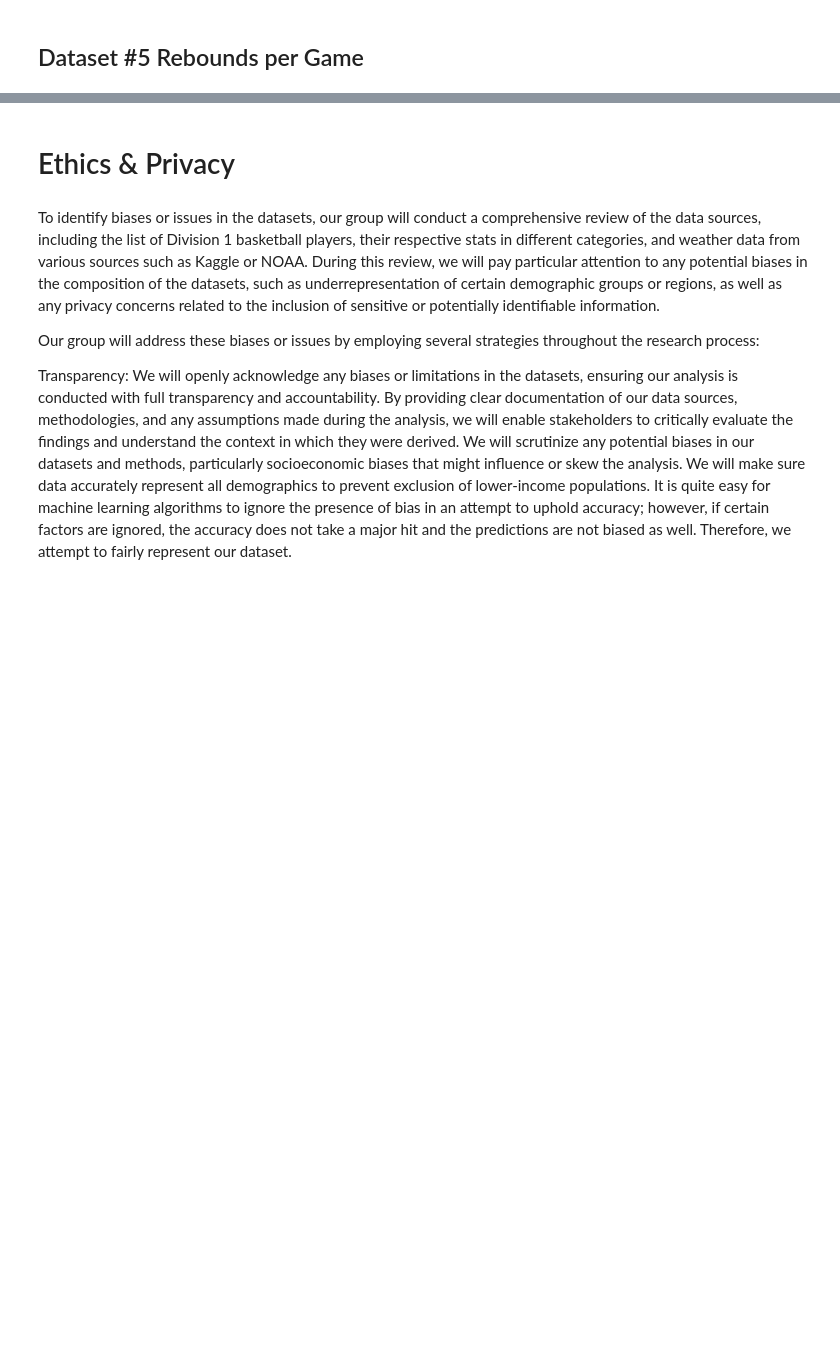
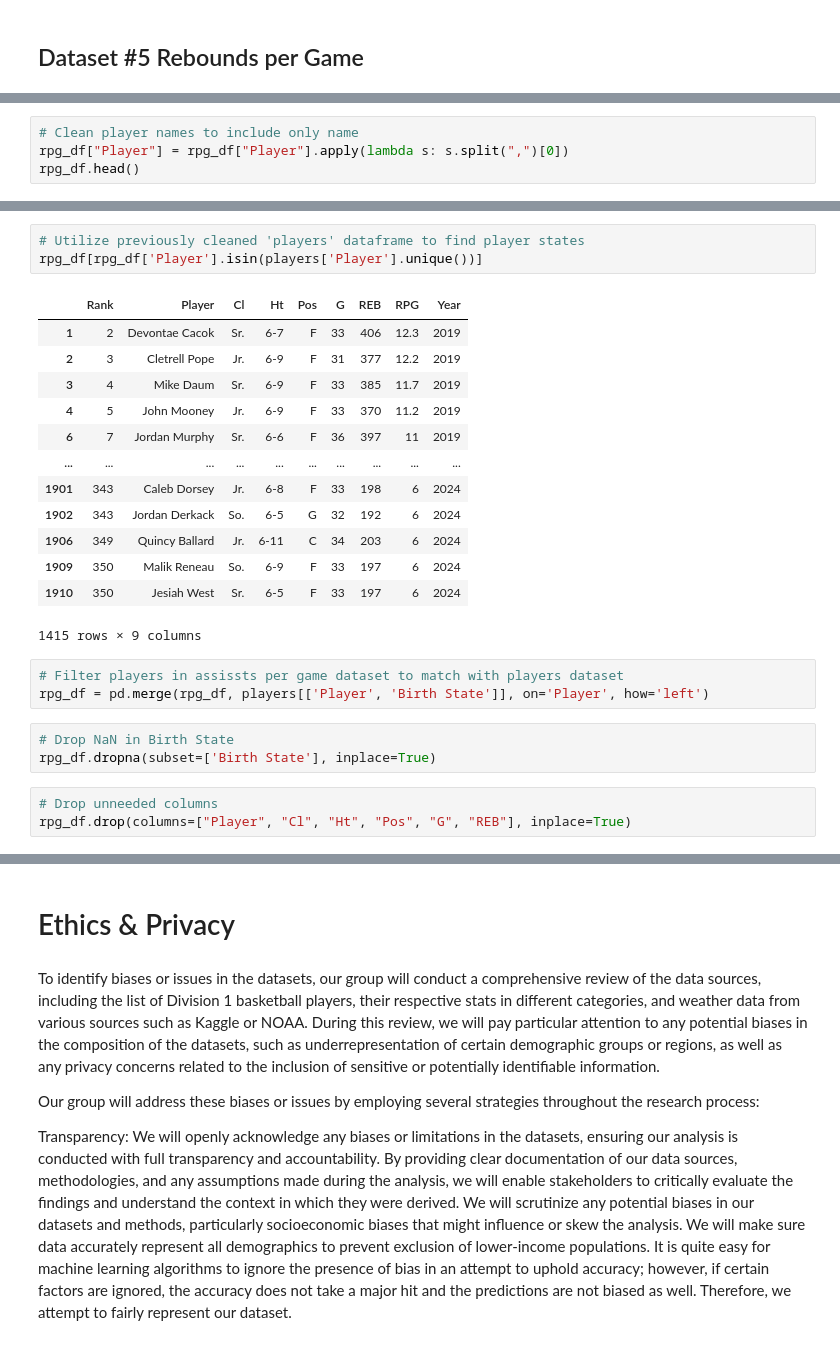
Before and after one commit to jayden789/State-weather-player-performance, a Jupyter notebook: DataCheckpoint_group69.ipynb, the cells around one changed output, grey strips where cells are left out. Cells and saved outputs as stored; diff of their text form; blank space fills up the shorter version.

```diff
--- a/DataCheckpoint_group69.ipynb
+++ b/DataCheckpoint_group69.ipynb
@@ -432,0 +573,4 @@ rpg_df = pd.read_csv("./rebounds.csv")
+# %%
+# Clean player names to include only name
+rpg_df["Player"] = rpg_df["Player"].apply(lambda s: s.split(",")[0])
+rpg_df.head()
@@ -432,0 +584,26 @@ rpg_df = pd.read_csv("./rebounds.csv")
+# %%
+# Utilize previously cleaned 'players' dataframe to find player states
+rpg_df[rpg_df['Player'].isin(players['Player'].unique())]
+# %% [output]
+|  | Rank | Player | Cl | Ht | Pos | G | REB | RPG | Year |
+| 1 | 2 | Devontae Cacok | Sr. | 6-7 | F | 33 | 406 | 12.3 | 2019 |
+| 2 | 3 | Cletrell Pope | Jr. | 6-9 | F | 31 | 377 | 12.2 | 2019 |
+| 3 | 4 | Mike Daum | Sr. | 6-9 | F | 33 | 385 | 11.7 | 2019 |
+| 4 | 5 | John Mooney | Jr. | 6-9 | F | 33 | 370 | 11.2 | 2019 |
+| 6 | 7 | Jordan Murphy | Sr. | 6-6 | F | 36 | 397 | 11 | 2019 |
+| ... | ... | ... | ... | ... | ... | ... | ... | ... | ... |
+| 1901 | 343 | Caleb Dorsey | Jr. | 6-8 | F | 33 | 198 | 6 | 2024 |
+| 1902 | 343 | Jordan Derkack | So. | 6-5 | G | 32 | 192 | 6 | 2024 |
+| 1906 | 349 | Quincy Ballard | Jr. | 6-11 | C | 34 | 203 | 6 | 2024 |
+| 1909 | 350 | Malik Reneau | So. | 6-9 | F | 33 | 197 | 6 | 2024 |
+| 1910 | 350 | Jesiah West | Sr. | 6-5 | F | 33 | 197 | 6 | 2024 |
+1415 rows × 9 columns
+# %%
+# Filter players in assissts per game dataset to match with players dataset
+rpg_df = pd.merge(rpg_df, players[['Player', 'Birth State']], on='Player', how='left')
+# %%
+# Drop NaN in Birth State
+rpg_df.dropna(subset=['Birth State'], inplace=True)
+# %%
+# Drop unneeded columns
+rpg_df.drop(columns=["Player", "Cl", "Ht", "Pos", "G", "REB"], inplace=True)
```
Also changed, not shown: parts of 23 cells of this notebook.
